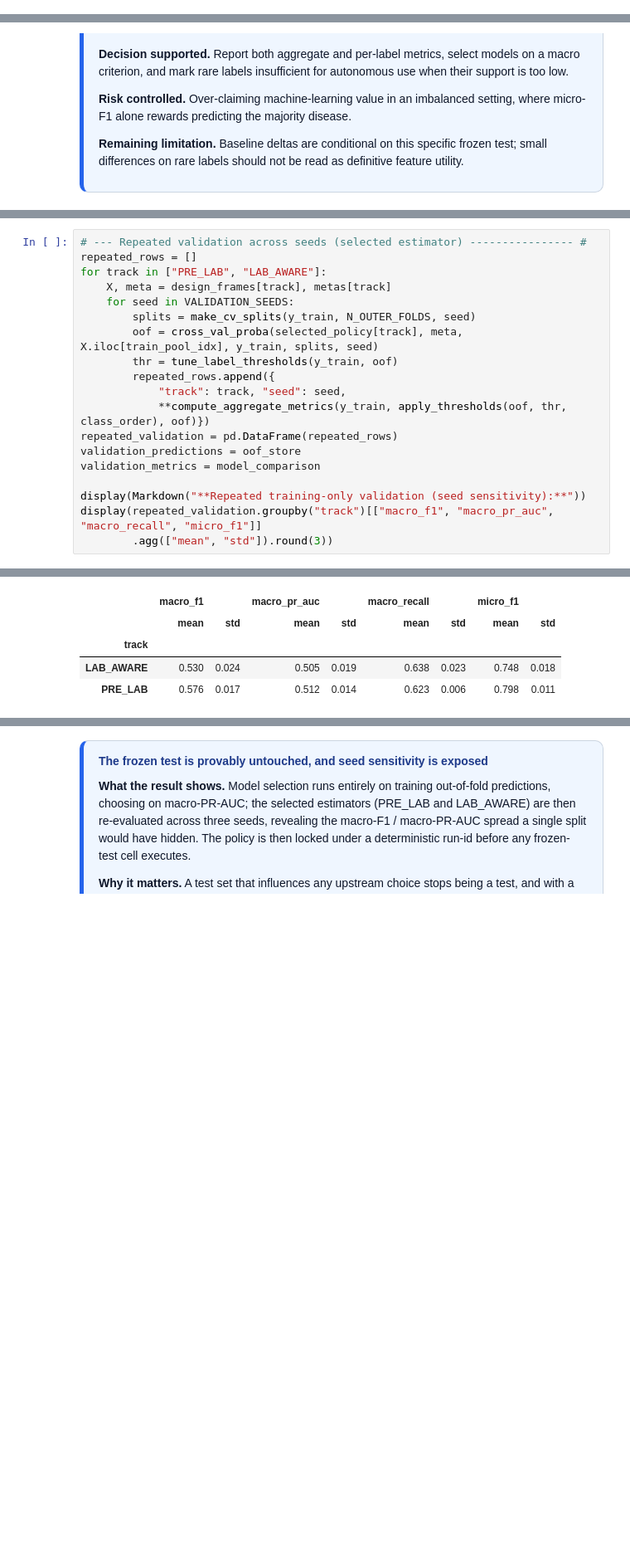
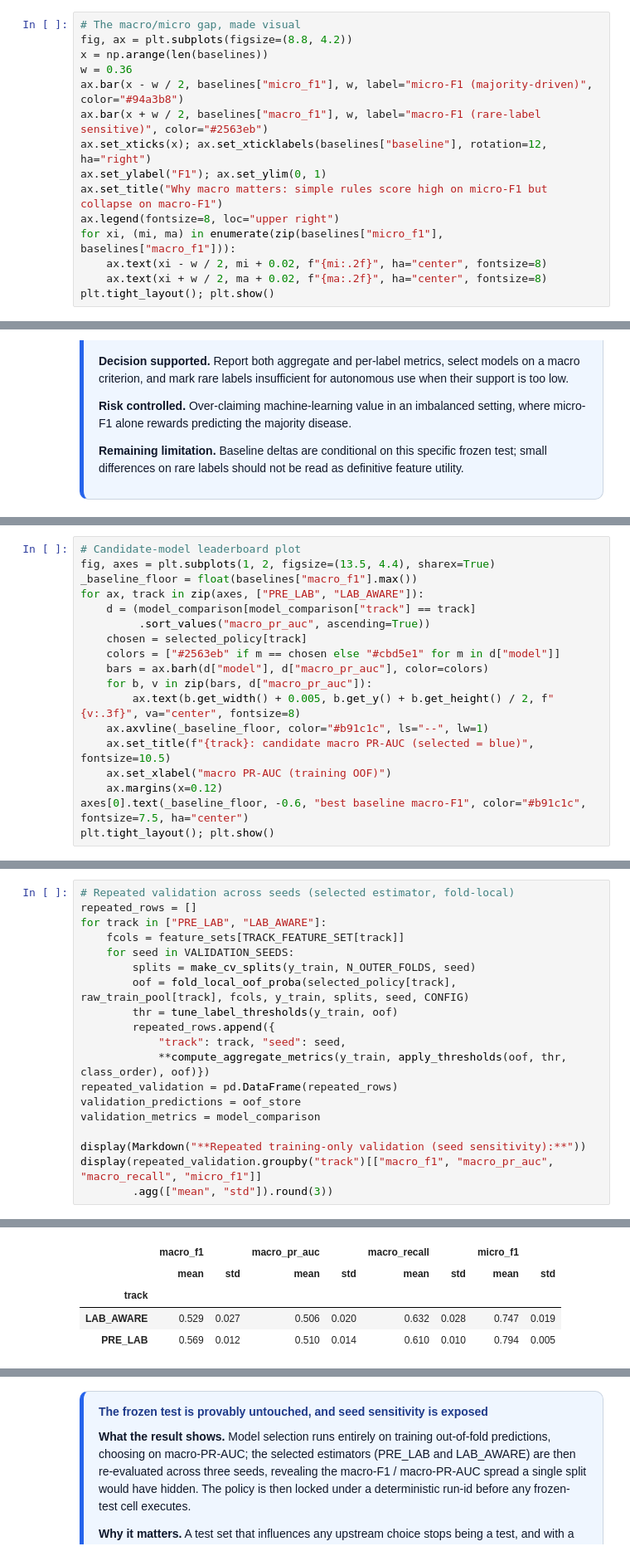
Before and after one commit to raphaeladikara/FIT-Health, a Jupyter notebook: VECTRA_X_Final_Submission.ipynb, the cells around one changed output, grey strips where cells are left out. Shown at 83% size. Drawn from its saved outputs; the diff is of its cells as text; blank space fills up the shorter version.

```diff
--- a/VECTRA_X_Final_Submission.ipynb
+++ b/VECTRA_X_Final_Submission.ipynb
@@ -2216,0 +2781,15 @@ display(baselines[["baseline", "micro_f1", "macro_f1", "macro_recall", "subset_a
+# %%
+# The macro/micro gap, made visual
+fig, ax = plt.subplots(figsize=(8.8, 4.2))
+x = np.arange(len(baselines))
+w = 0.36
+ax.bar(x - w / 2, baselines["micro_f1"], w, label="micro-F1 (majority-driven)", color="#94a3b8")
+ax.bar(x + w / 2, baselines["macro_f1"], w, label="macro-F1 (rare-label sensitive)", color="#2563eb")
+ax.set_xticks(x); ax.set_xticklabels(baselines["baseline"], rotation=12, ha="right")
+ax.set_ylabel("F1"); ax.set_ylim(0, 1)
+ax.set_title("Why macro matters: simple rules score high on micro-F1 but collapse on macro-F1")
+ax.legend(fontsize=8, loc="upper right")
+for xi, (mi, ma) in enumerate(zip(baselines["micro_f1"], baselines["macro_f1"])):
+    ax.text(xi - w / 2, mi + 0.02, f"{mi:.2f}", ha="center", fontsize=8)
+    ax.text(xi + w / 2, ma + 0.02, f"{ma:.2f}", ha="center", fontsize=8)
+plt.tight_layout(); plt.show()
@@ -2394,0 +3030,18 @@ display(selection_audit)
+# %%
+# Candidate-model leaderboard plot
+fig, axes = plt.subplots(1, 2, figsize=(13.5, 4.4), sharex=True)
+_baseline_floor = float(baselines["macro_f1"].max())
+for ax, track in zip(axes, ["PRE_LAB", "LAB_AWARE"]):
+    d = (model_comparison[model_comparison["track"] == track]
+         .sort_values("macro_pr_auc", ascending=True))
+    chosen = selected_policy[track]
+    colors = ["#2563eb" if m == chosen else "#cbd5e1" for m in d["model"]]
+    bars = ax.barh(d["model"], d["macro_pr_auc"], color=colors)
+    for b, v in zip(bars, d["macro_pr_auc"]):
+        ax.text(b.get_width() + 0.005, b.get_y() + b.get_height() / 2, f"{v:.3f}", va="center", fontsize=8)
+    ax.axvline(_baseline_floor, color="#b91c1c", ls="--", lw=1)
+    ax.set_title(f"{track}: candidate macro PR-AUC (selected = blue)", fontsize=10.5)
+    ax.set_xlabel("macro PR-AUC (training OOF)")
+    ax.margins(x=0.12)
+axes[0].text(_baseline_floor, -0.6, "best baseline macro-F1", color="#b91c1c", fontsize=7.5, ha="center")
+plt.tight_layout(); plt.show()
@@ -2395,27 +3050,27 @@ display(selection_audit)
 # %%
-# --- Repeated validation across seeds (selected estimator) ---------------- #
+# Repeated validation across seeds (selected estimator, fold-local)
 repeated_rows = []
 for track in ["PRE_LAB", "LAB_AWARE"]:
-    X, meta = design_frames[track], metas[track]
+    fcols = feature_sets[TRACK_FEATURE_SET[track]]
     for seed in VALIDATION_SEEDS:
         splits = make_cv_splits(y_train, N_OUTER_FOLDS, seed)
-        oof = cross_val_proba(selected_policy[track], meta, X.iloc[train_pool_idx], y_train, splits, seed)
+        oof = fold_local_oof_proba(selected_policy[track], raw_train_pool[track], fcols, y_train, splits, seed, CONFIG)
         thr = tune_label_thresholds(y_train, oof)
         repeated_rows.append({
             "track": track, "seed": seed,
             **compute_aggregate_metrics(y_train, apply_thresholds(oof, thr, class_order), oof)})
 repeated_validation = pd.DataFrame(repeated_rows)
 validation_predictions = oof_store
 validation_metrics = model_comparison
 
 display(Markdown("**Repeated training-only validation (seed sensitivity):**"))
 display(repeated_validation.groupby("track")[["macro_f1", "macro_pr_auc", "macro_recall", "micro_f1"]]
         .agg(["mean", "std"]).round(3))
 # %% [output]
 **Repeated training-only validation (seed sensitivity):**
 |  | macro_f1 |  | macro_pr_auc |  | macro_recall |  | micro_f1 |  |
 |  | mean | std | mean | std | mean | std | mean | std |
 | track |  |  |  |  |  |  |  |  |
-| LAB_AWARE | 0.530 | 0.024 | 0.505 | 0.019 | 0.638 | 0.023 | 0.748 | 0.018 |
-| PRE_LAB | 0.576 | 0.017 | 0.512 | 0.014 | 0.623 | 0.006 | 0.798 | 0.011 |
+| LAB_AWARE | 0.529 | 0.027 | 0.506 | 0.020 | 0.632 | 0.028 | 0.747 | 0.019 |
+| PRE_LAB | 0.569 | 0.012 | 0.510 | 0.014 | 0.610 | 0.010 | 0.794 | 0.005 |
 # %%
```
Also changed, not shown: parts of 89 cells of this notebook, 11 other files.
